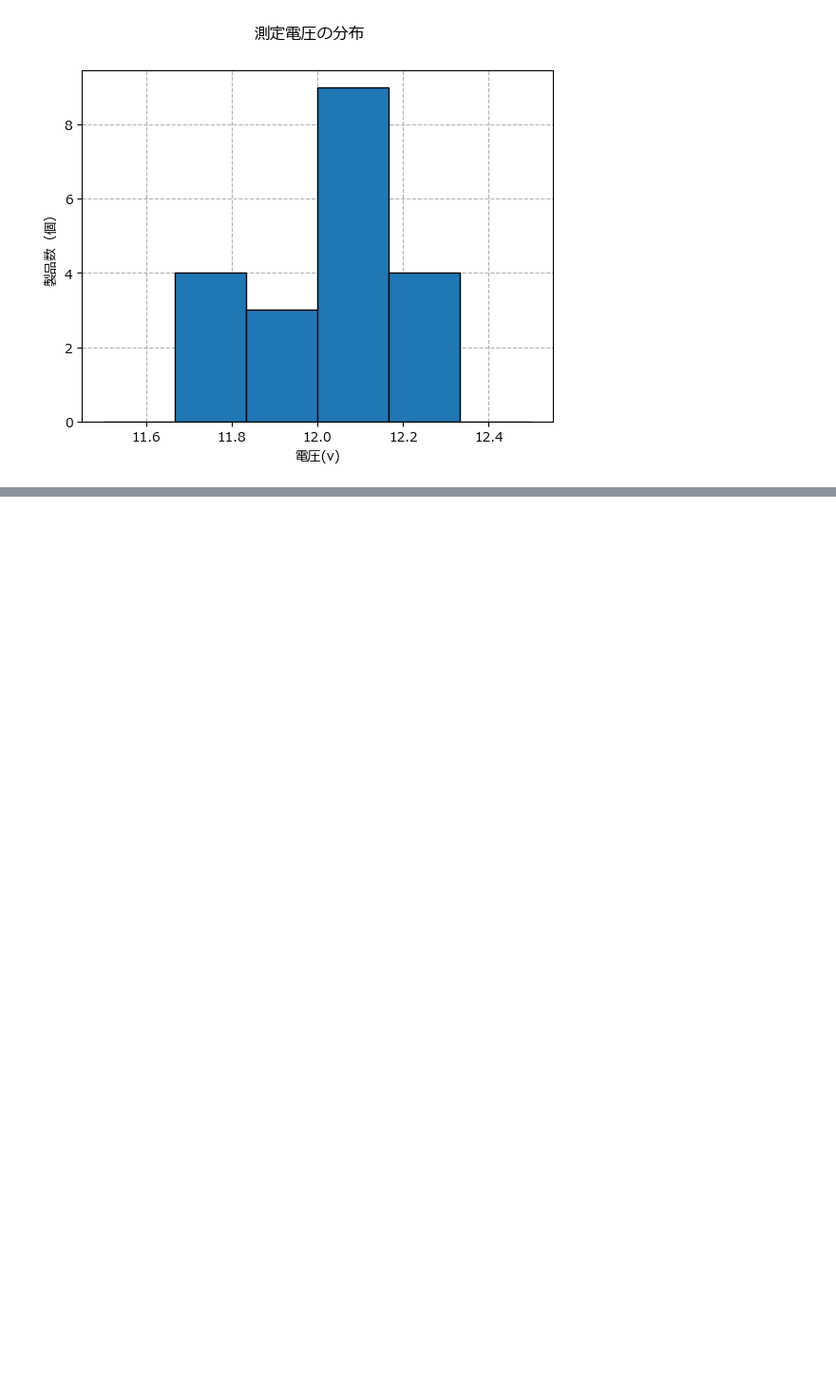
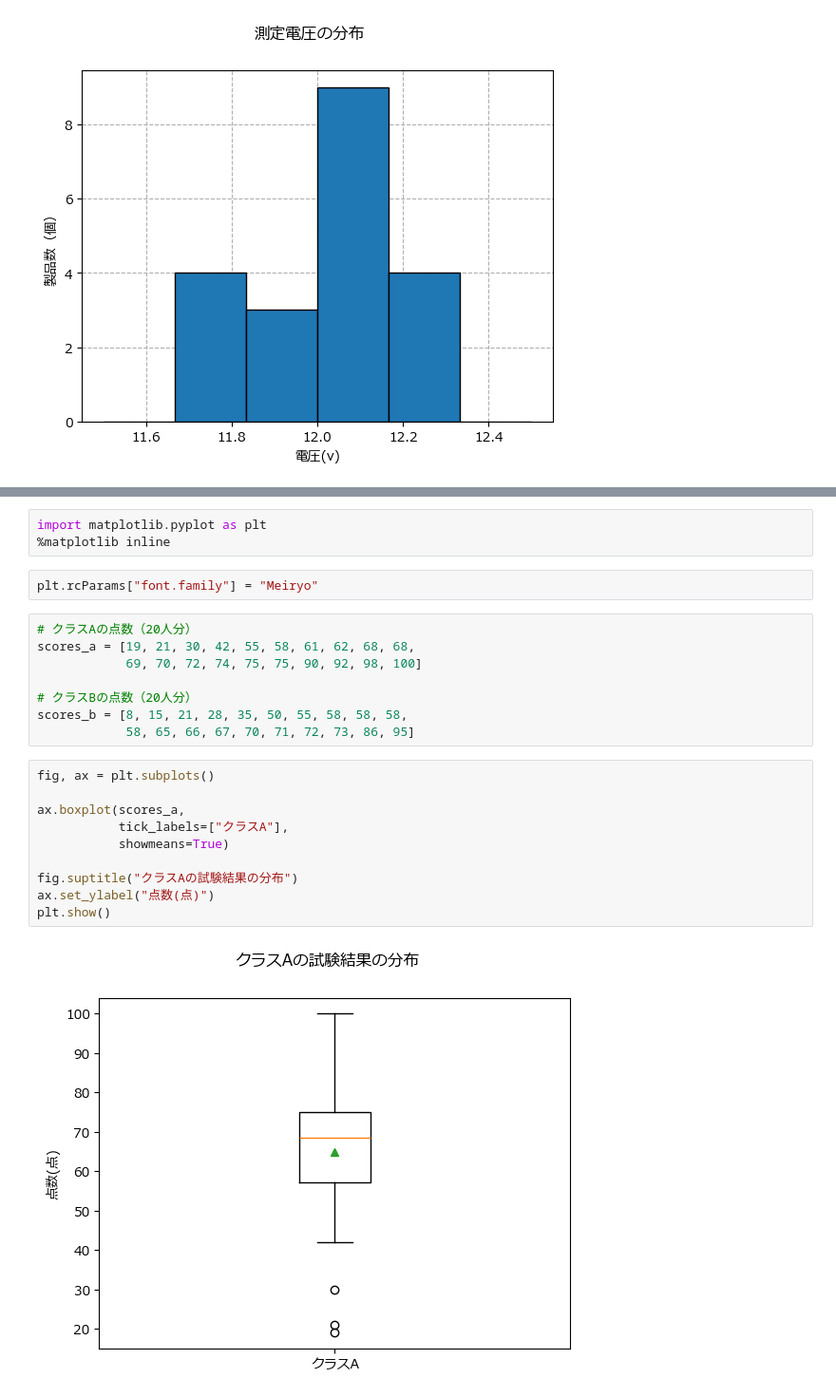
Before and after one commit to kjfarm1225/pyq_practice, a Jupyter notebook: 140_4_hist_box_scatter/140-4_hist_box_scatter.ipynb, the cells around one changed output, grey strips where cells are left out. Shown at 95% size. Cells and saved outputs as stored; diff of their text form; blank space fills up the shorter version.

```diff
--- a/140_4_hist_box_scatter/140-4_hist_box_scatter.ipynb
+++ b/140_4_hist_box_scatter/140-4_hist_box_scatter.ipynb
@@ -91,0 +96,25 @@ plt.show()
+# %%
+import matplotlib.pyplot as plt
+%matplotlib inline
+# %%
+plt.rcParams["font.family"] = "Meiryo"
+# %%
+# クラスAの点数（20人分）
+scores_a = [19, 21, 30, 42, 55, 58, 61, 62, 68, 68,
+            69, 70, 72, 74, 75, 75, 90, 92, 98, 100]
+
+# クラスBの点数（20人分）
+scores_b = [8, 15, 21, 28, 35, 50, 55, 58, 58, 58,
+            58, 65, 66, 67, 70, 71, 72, 73, 86, 95]
+# %%
+fig, ax = plt.subplots()
+
+ax.boxplot(scores_a,
+           tick_labels=["クラスA"],
+           showmeans=True)
+
+fig.suptitle("クラスAの試験結果の分布")
+ax.set_ylabel("点数(点)")
+plt.show()
+# %% [output]
+[figure, added]
```
Also changed, not shown: parts of 8 cells of this notebook.
